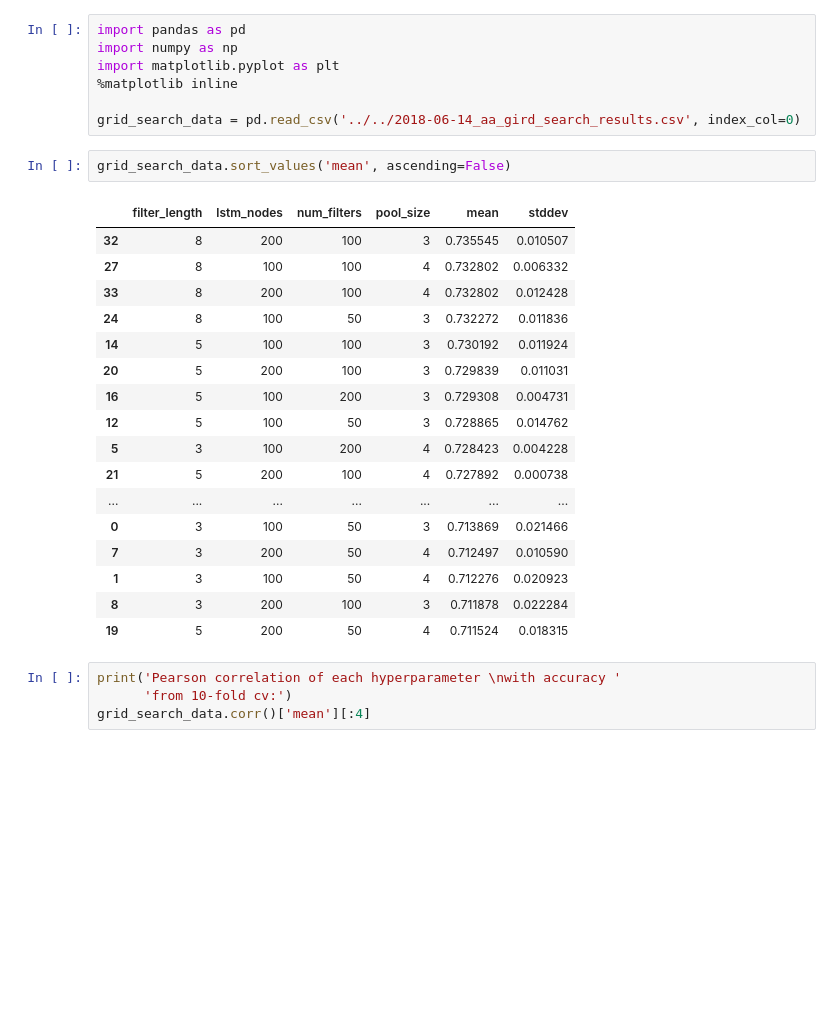
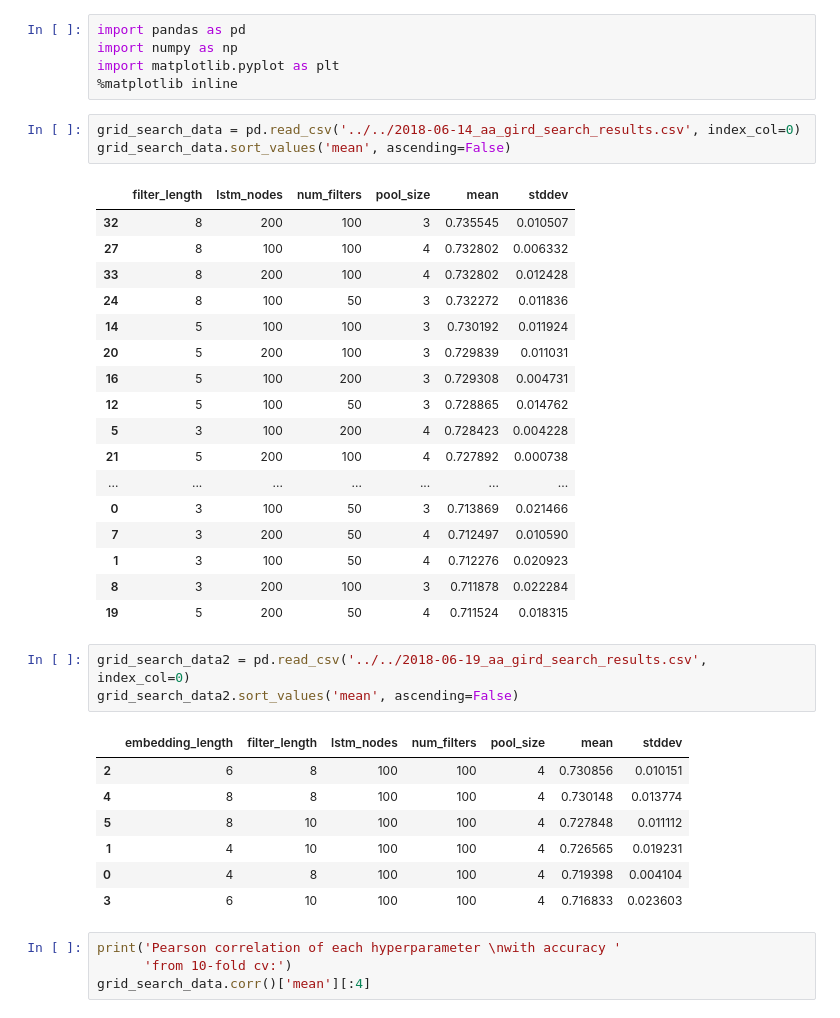
Before and after one commit to jayruth/NovoNordisk_Capstone, a Jupyter notebook: archive/dev_jay/grid_search_synthesis.ipynb, the cells around one changed output. Saved outputs shown, nothing was run; the diff lists cells and outputs as text; blank space fills up the shorter version.

Commit message:
look at grid search results from various embedding lengths

```diff
--- a/archive/dev_jay/grid_search_synthesis.ipynb
+++ b/archive/dev_jay/grid_search_synthesis.ipynb
@@ -3,9 +3,8 @@ import pandas as pd
 import numpy as np
 import matplotlib.pyplot as plt
 %matplotlib inline
-
-grid_search_data = pd.read_csv('../../2018-06-14_aa_gird_search_results.csv', index_col=0)
 # %%
+grid_search_data = pd.read_csv('../../2018-06-14_aa_gird_search_results.csv', index_col=0)
 grid_search_data.sort_values('mean', ascending=False)
 # %% [output]
 |  | filter_length | lstm_nodes | num_filters | pool_size | mean | stddev |
@@ -25,6 +24,17 @@ grid_search_data.sort_values('mean', ascending=False)
 | 1 | 3 | 100 | 50 | 4 | 0.712276 | 0.020923 |
 | 8 | 3 | 200 | 100 | 3 | 0.711878 | 0.022284 |
 | 19 | 5 | 200 | 50 | 4 | 0.711524 | 0.018315 |
+# %%
+grid_search_data2 = pd.read_csv('../../2018-06-19_aa_gird_search_results.csv', index_col=0)
+grid_search_data2.sort_values('mean', ascending=False)
+# %% [output]
+|  | embedding_length | filter_length | lstm_nodes | num_filters | pool_size | mean | stddev |
+| 2 | 6 | 8 | 100 | 100 | 4 | 0.730856 | 0.010151 |
+| 4 | 8 | 8 | 100 | 100 | 4 | 0.730148 | 0.013774 |
+| 5 | 8 | 10 | 100 | 100 | 4 | 0.727848 | 0.011112 |
+| 1 | 4 | 10 | 100 | 100 | 4 | 0.726565 | 0.019231 |
+| 0 | 4 | 8 | 100 | 100 | 4 | 0.719398 | 0.004104 |
+| 3 | 6 | 10 | 100 | 100 | 4 | 0.716833 | 0.023603 |
 # %%
 print('Pearson correlation of each hyperparameter \nwith accuracy '
       'from 10-fold cv:')
```
